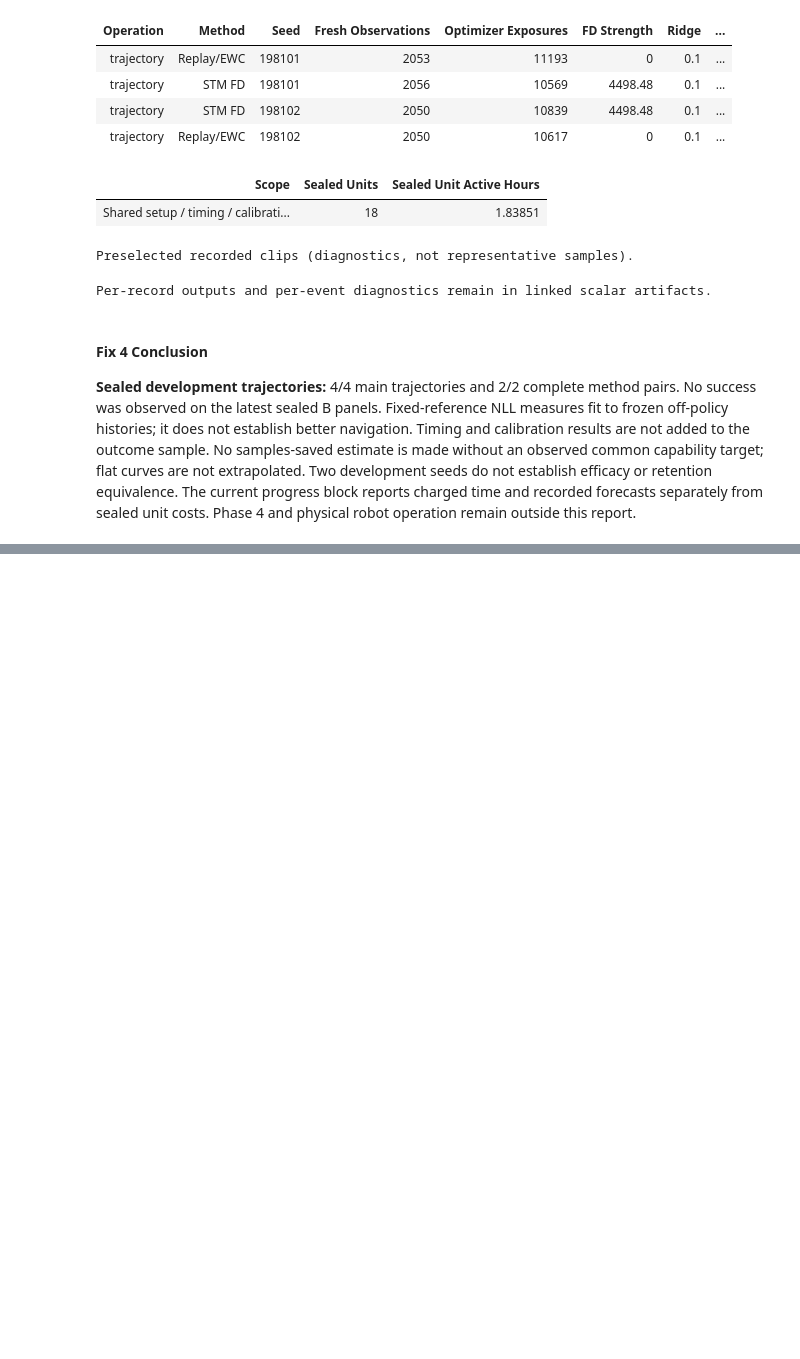
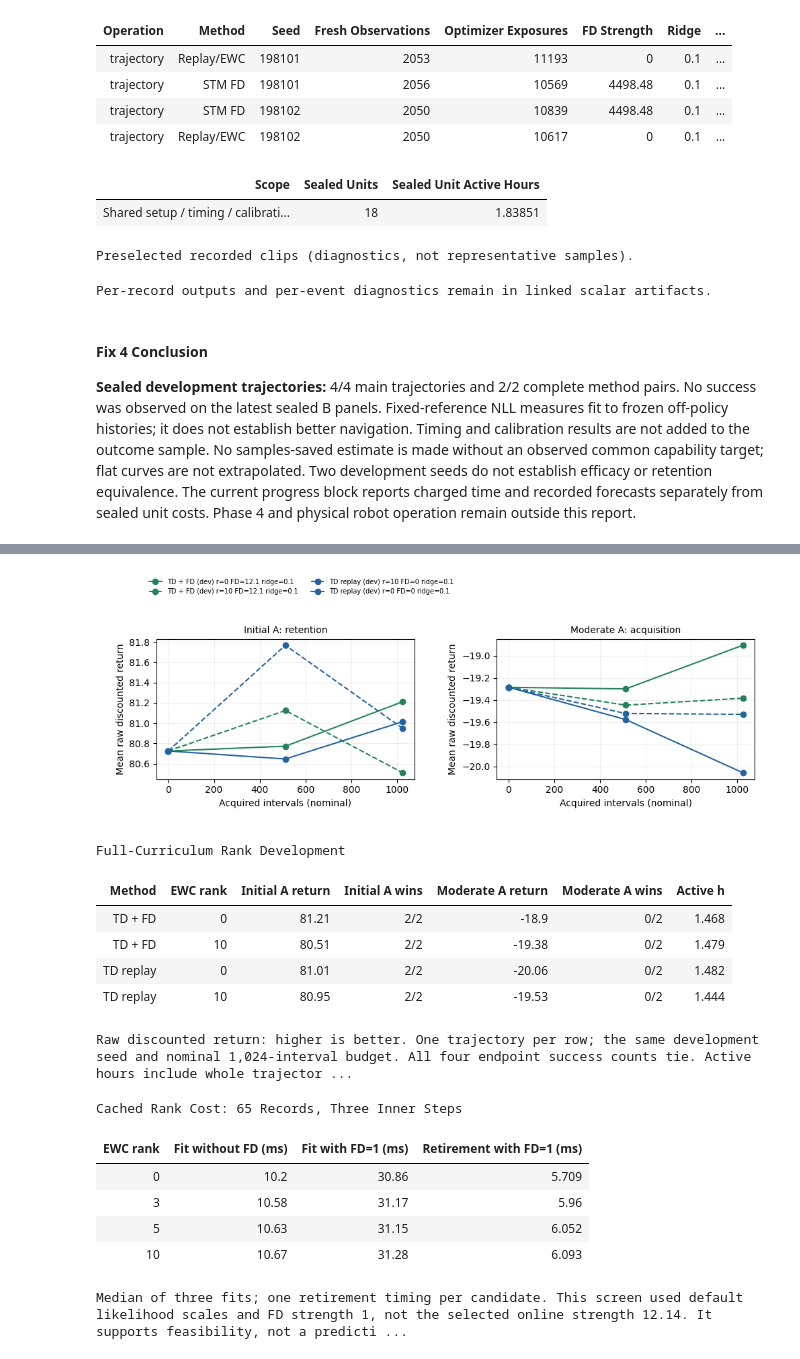
Before and after one commit to wdurno/notebooks, a Jupyter notebook: amari-chenstov-updates/numerical_experiment/picar/plan19_results.ipynb, the cells around one changed output, grey strips where cells are left out. Cells and saved outputs as stored; diff of their text form; code cells hidden in the pictures; blank space fills up the shorter version.

Commit message:
calibration experiment run; needs better rank > 0 exploration

```diff
--- a/amari-chenstov-updates/numerical_experiment/picar/plan19_results.ipynb
+++ b/amari-chenstov-updates/numerical_experiment/picar/plan19_results.ipynb
@@ -2,3 +2,17 @@
 # Plan 19: Continual PiCar Learning
 
 Can STM regularization save new experience at matched retention and operational cost? Phase 0 is implementation smoke, not evidence of robot capability or sample savings. [Protocol](plan19.md).
+# %%
+from pathlib import Path
+import sys
+for parent in (Path.cwd(), *Path.cwd().parents):
+    if (parent / 'numerical_experiment/picar_head_awac/report.py').is_file():
+        project_root = parent
+        if str(parent) not in sys.path:
+            sys.path.insert(0, str(parent))
+        break
+else:
+    raise RuntimeError('Open this notebook from within the project checkout.')
+from numerical_experiment.picar_head_awac import report as head_awac_report
+head_awac_snapshot = head_awac_report.load_report(project_root / 'cache/numerical_experiment/picar/phase3/head-awac-fix5-v3', action_report=project_root / 'cache/numerical_experiment/picar/phase3/head-awac-fix5-v3-action-diagnostics-complete-v2')
+head_awac_report.display_progress(head_awac_snapshot)
@@ -739,0 +791,30 @@ Per-record outputs and per-event diagnostics remain in linked scalar artifacts.
+# %%
+from pathlib import Path
+import sys
+for parent in (Path.cwd(), *Path.cwd().parents):
+    if (parent / 'numerical_experiment/picar_head_awac/report.py').is_file():
+        project_root = parent
+        if str(parent) not in sys.path:
+            sys.path.insert(0, str(parent))
+        break
+else:
+    raise RuntimeError('Open this notebook from within the project checkout.')
+from numerical_experiment.picar_head_awac import report as head_awac_report
+head_awac_snapshot = head_awac_report.load_report(project_root / 'cache/numerical_experiment/picar/phase3/head-awac-fix5-v3', action_report=project_root / 'cache/numerical_experiment/picar/phase3/head-awac-fix5-v3-action-diagnostics-complete-v2')
+head_awac_report.display_rank_development(head_awac_snapshot)
+# %% [output]
+[figure, added]
+Full-Curriculum Rank Development
+| Method | EWC rank | Initial A return | Initial A wins | Moderate A return | Moderate A wins | Active h |
+| TD + FD | 0 | 81.21 | 2/2 | -18.9 | 0/2 | 1.468 |
+| TD + FD | 10 | 80.51 | 2/2 | -19.38 | 0/2 | 1.479 |
+| TD replay | 0 | 81.01 | 2/2 | -20.06 | 0/2 | 1.482 |
+| TD replay | 10 | 80.95 | 2/2 | -19.53 | 0/2 | 1.444 |
+Raw discounted return: higher is better. One trajectory per row; the same development seed and nominal 1,024-interval budget. All four endpoint success counts tie. Active hours include whole trajector ...
+Cached Rank Cost: 65 Records, Three Inner Steps
+| EWC rank | Fit without FD (ms) | Fit with FD=1 (ms) | Retirement with FD=1 (ms) |
+| 0 | 10.2 | 30.86 | 5.709 |
+| 3 | 10.58 | 31.17 | 5.96 |
+| 5 | 10.63 | 31.15 | 6.052 |
+| 10 | 10.67 | 31.28 | 6.093 |
+Median of three fits; one retirement timing per candidate. This screen used default likelihood scales and FD strength 1, not the selected online strength 12.14. It supports feasibility, not a predicti ...
```
Also changed, not shown: parts of 12 cells of this notebook, 24 other files.
